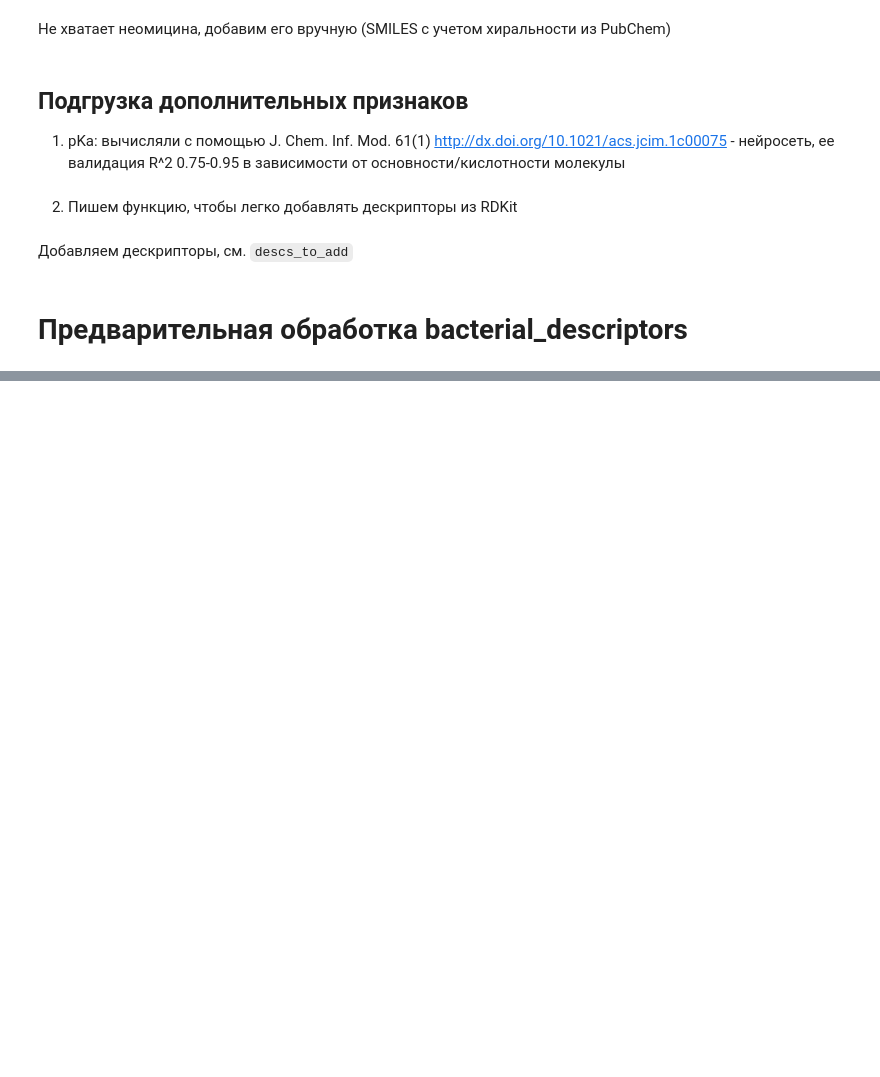
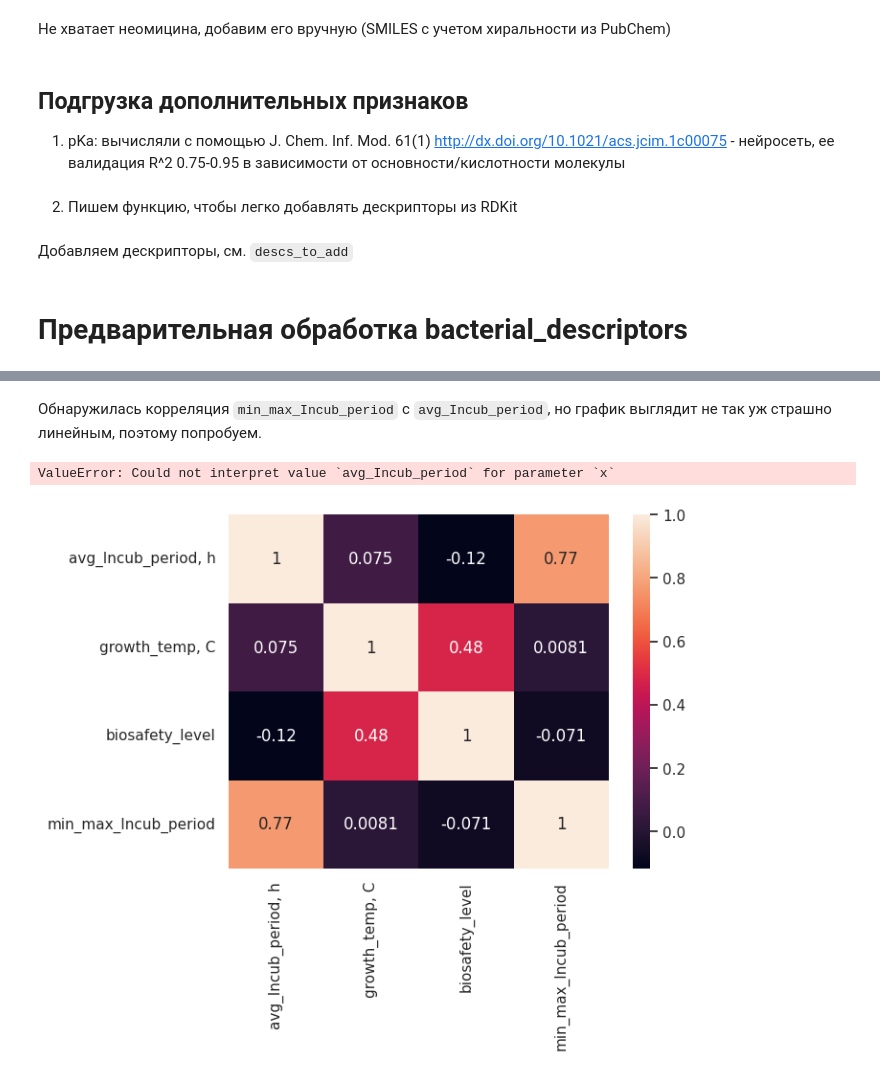
Before and after one commit to vahahahart/hackathon_team_3, a Jupyter notebook: final_NP.ipynb, the cells around one changed output, grey strips where cells are left out. Cells and saved outputs as stored; diff of their text form; code cells hidden in the pictures; blank space fills up the shorter version.

````diff
--- a/final_NP.ipynb
+++ b/final_NP.ipynb
@@ -12,6 +12,7 @@ from rdkit.Chem import Descriptors
 from rdkit.ML.Descriptors import MoleculeDescriptors
 
 import seaborn as sns
+sns.set_theme()
 import matplotlib.pyplot as plt
 import numpy as np
 import pandas as pd
@@ -119,0 +127,3 @@ df_drug = add_desc_to_df(df_drug, descs_to_add)
+# %%
+df_bac['min_max_Incub_period'] = df_bac['max_Incub_period, h'] - df_bac['min_Incub_period, h']
+df_bac.drop(columns=['max_Incub_period, h', 'min_Incub_period, h'], inplace=True)
@@ -119,0 +151,8 @@ df_drug = add_desc_to_df(df_drug, descs_to_add)
+# %% [markdown]
+Обнаружилась корреляция ```min_max_Incub_period``` с ```avg_Incub_period```, но график выглядит не так уж страшно линейным, поэтому попробуем.
+# %%
+sns.heatmap(df_bac.corr(numeric_only=True), annot=True)
+sns.scatterplot(df_bac, x='avg_Incub_period', y='min_max_Incub_period')
+# %% [output]
+ValueError: Could not interpret value `avg_Incub_period` for parameter `x`
+[figure, added]
````
Also changed, not shown: parts of 4 cells of this notebook.
